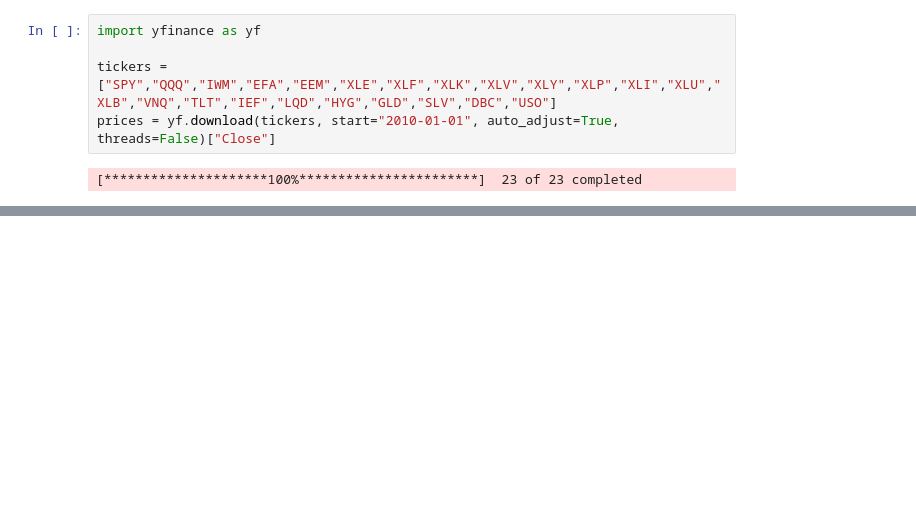
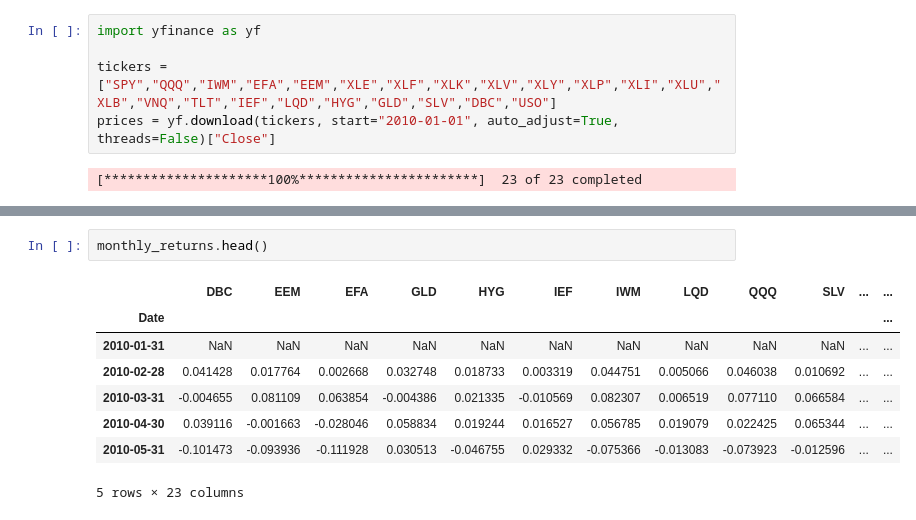
Before and after one commit to aayushthagunna94-spec/etf-momentum, a Jupyter notebook: notebooks/explore1.ipynb, the cells around one changed output, grey strips where cells are left out. Saved outputs shown, nothing was run; the diff lists cells and outputs as text; blank space fills up the shorter version.

```diff
--- a/notebooks/explore1.ipynb
+++ b/notebooks/explore1.ipynb
@@ -24,0 +241,11 @@ prices
+# %%
+monthly_returns.head()
+# %% [output]
+|  | DBC | EEM | EFA | GLD | HYG | IEF | IWM | LQD | QQQ | SLV | ... | ... |
+| Date |  |  |  |  |  |  |  |  |  |  |  | ... |
+| 2010-01-31 | NaN | NaN | NaN | NaN | NaN | NaN | NaN | NaN | NaN | NaN | ... | ... |
+| 2010-02-28 | 0.041428 | 0.017764 | 0.002668 | 0.032748 | 0.018733 | 0.003319 | 0.044751 | 0.005066 | 0.046038 | 0.010692 | ... | ... |
+| 2010-03-31 | -0.004655 | 0.081109 | 0.063854 | -0.004386 | 0.021335 | -0.010569 | 0.082307 | 0.006519 | 0.077110 | 0.066584 | ... | ... |
+| 2010-04-30 | 0.039116 | -0.001663 | -0.028046 | 0.058834 | 0.019244 | 0.016527 | 0.056785 | 0.019079 | 0.022425 | 0.065344 | ... | ... |
+| 2010-05-31 | -0.101473 | -0.093936 | -0.111928 | 0.030513 | -0.046755 | 0.029332 | -0.075366 | -0.013083 | -0.073923 | -0.012596 | ... | ... |
+5 rows × 23 columns
```
Also changed, not shown: parts of 22 cells of this notebook.
